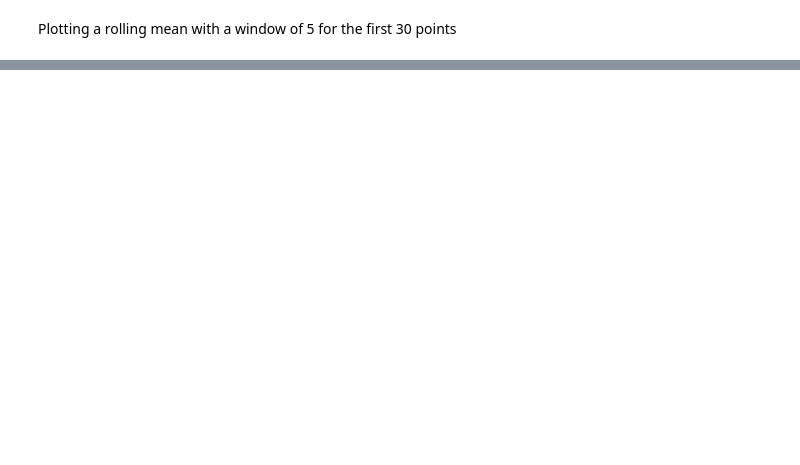
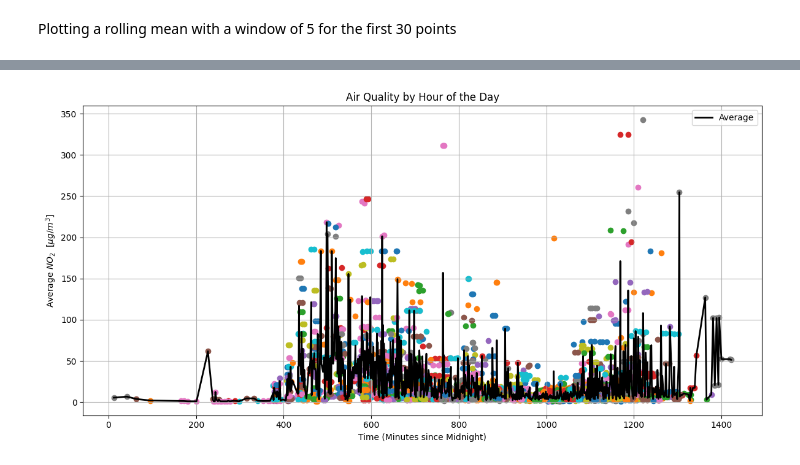
Before and after one commit to rick-vazq/Exposome-Project, a Jupyter notebook: AirQuality/testing.ipynb, the cells around one changed output, grey strips where cells are left out. Saved outputs shown, nothing was run; the diff lists cells and outputs as text; code cells hidden in the pictures; blank space fills up the shorter version.

```diff
--- a/AirQuality/testing.ipynb
+++ b/AirQuality/testing.ipynb
@@ -1822,0 +1652,53 @@ plt.show()
+# %%
+import pandas as pd
+import matplotlib.pyplot as plt
+
+df = aq_timeseries
+# Ensure timestamp is datetime
+df["timestamp"] = pd.to_datetime(df["timestamp"])
+
+# Extract time (hour:minute)
+df["time"] = df["timestamp"].dt.time
+
+# Convert time to number of minutes since midnight
+df["time_minutes"] = df["timestamp"].dt.hour * 60 + df["timestamp"].dt.minute
+
+# Debugging: Check DataFrame structure
+# print("DataFrame after adding 'time_minutes':")
+# print(df.head())
+
+# Group by 'time' (hour-minute) and calculate mean air quality
+mean_air_quality = df.groupby("time_minutes")["interpolated_air_quality"].mean()
+
+# Plot all days
+plt.figure(figsize=(12, 6))
+
+# Loop through unique days and plot their respective data
+for day, day_data in df.groupby(df["timestamp"].dt.date):
+    # Debugging: Check group content
+    # print(f"Day: {day}")
+    # print(day_data.head())
+    day_data = day_data.reset_index(drop=True)  # Reset index to ensure data integrity
+    plt.scatter(day_data["time_minutes"], day_data["interpolated_air_quality"])
+
+# rolling_window = 5
+# rolling_mean = aq_timeseries['interpolated_air_quality'].iloc[0:30].rolling(window=rolling_window).mean()
+
+rolling_window = 5
+rolling_mean = mean_air_quality.rolling(window=rolling_window).mean()
+# Overlay average line
+plt.plot(mean_air_quality.index, mean_air_quality.values, label="Average", color="black", linewidth=2)
+# plt.plot(mean_air_quality.index, rolling_mean, label = 'Rolling Mean')
+
+
+
+# Customize plot
+plt.title("Air Quality by Hour of the Day")
+plt.xlabel("Time (Minutes since Midnight)")
+plt.ylabel("Average $NO_{2}\;$ [$\mu g/m^{3}$]")
+plt.legend()
+plt.grid()
+plt.tight_layout()
+plt.show()
+# %% [output]
+[figure, added]
```
Also changed, not shown: parts of 40 cells of this notebook.
